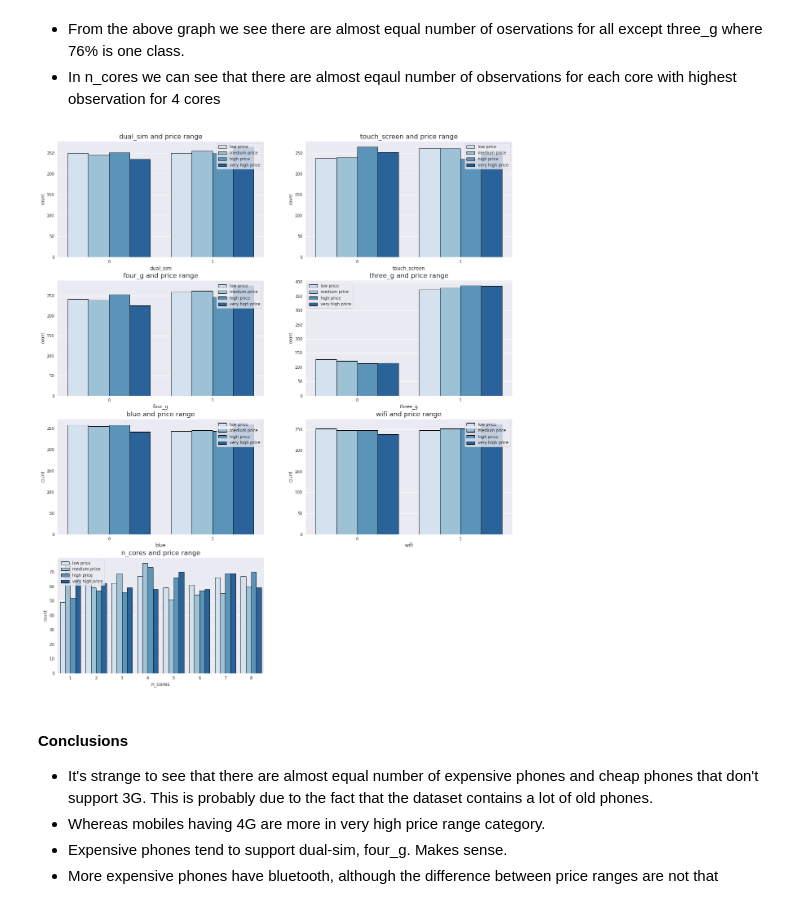
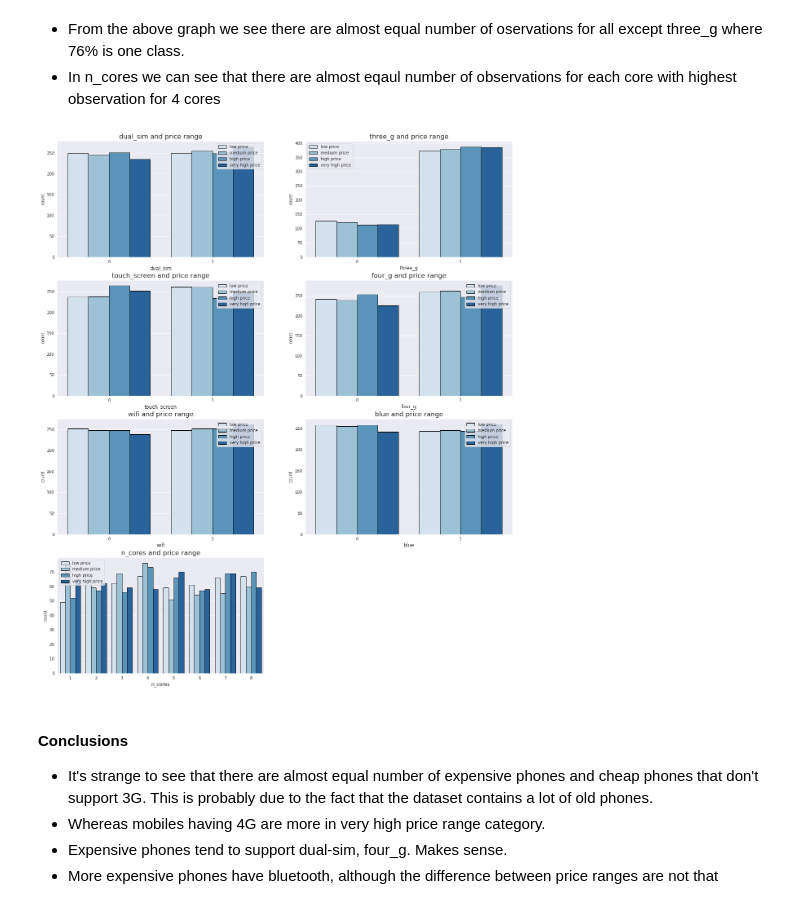
Before and after one commit to rahool010/Mobile-Price-Range-Prediction, a Jupyter notebook: Mobile_Price_Range_Prediction_Capstone_Project.ipynb, the cells around one changed output. Drawn from its saved outputs; the diff is of its cells as text; code cells hidden in the pictures.

```diff
--- a/Mobile_Price_Range_Prediction_Capstone_Project.ipynb
+++ b/Mobile_Price_Range_Prediction_Capstone_Project.ipynb
@@ -196,21 +196,21 @@ plt.show()
 * From the above graph we see there are almost equal number of oservations for all except three_g where 76% is one class.
 * In n_cores we can see that there are almost eqaul number of observations for each core with highest observation for 4 cores
 # %%
-columns = ['blue','three_g','four_g','wifi','touch_screen','dual_sim','n_cores']
+#columns = ['blue','three_g','four_g','wifi','touch_screen','dual_sim','n_cores']
 plt.figure(figsize=(20,24))
 num=1
-for col in categorical:
+for col in categorical + ['']:
   ax = plt.subplot(4,2,num)
   sns.countplot(df[col], hue=df['price_range'], palette='Blues',edgecolor='black')
                 #edgecolor='k')
   plt.title(f'{col} and price range', fontsize=16)
   plt.xlabel(col,fontsize=12)
   plt.legend(['low price','medium price','high price','very high price'])
   num+=1
 plt.tight_layout
 plt.show()
 # %% [output]
-[figure, old version]
+[figure, new version]
 # %% [markdown]
 #### **Conclusions**
 * It's strange to see that there are almost equal number of expensive phones and cheap phones that don't support 3G. This is probably due to the fact that the dataset contains a lot of old phones.
```
Also changed, not shown: parts of 16 cells of this notebook.
